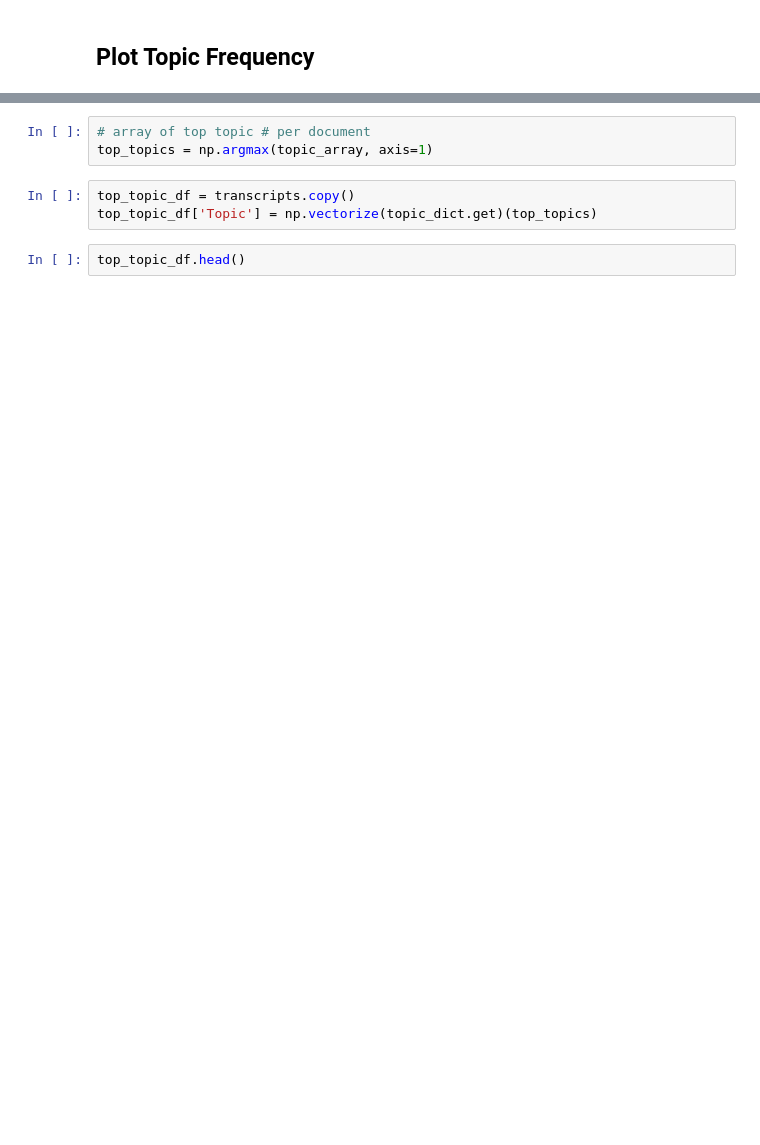
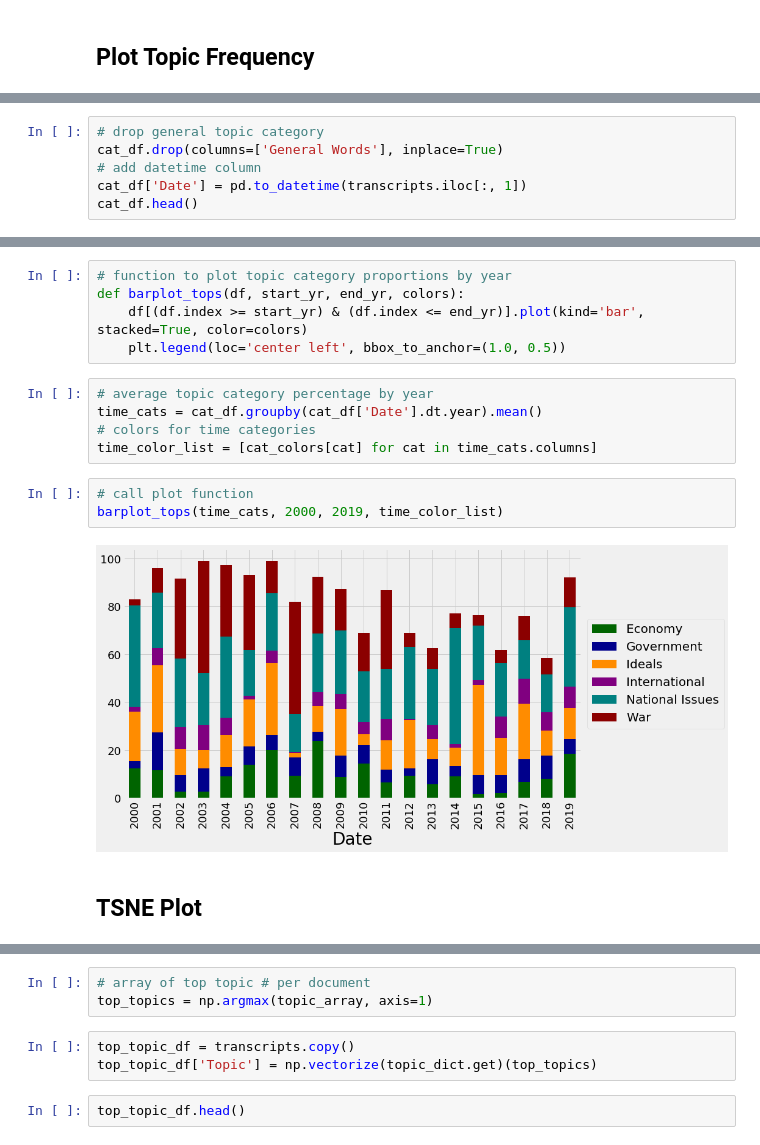
Before and after one commit to kevscon/Project-4, a Jupyter notebook: topic_modeling.ipynb, the cells around one changed output, grey strips where cells are left out. Drawn from its saved outputs; the diff is of its cells as text; blank space fills up the shorter version.

```diff
--- a/topic_modeling.ipynb
+++ b/topic_modeling.ipynb
@@ -208,0 +262,6 @@ num_tops = topic_df.shape[1]
+# %%
+# drop general topic category
+cat_df.drop(columns=['General Words'], inplace=True)
+# add datetime column
+cat_df['Date'] = pd.to_datetime(transcripts.iloc[:, 1])
+cat_df.head()
@@ -208,0 +275,17 @@ num_tops = topic_df.shape[1]
+# %%
+# function to plot topic category proportions by year
+def barplot_tops(df, start_yr, end_yr, colors):
+    df[(df.index >= start_yr) & (df.index <= end_yr)].plot(kind='bar', stacked=True, color=colors)
+    plt.legend(loc='center left', bbox_to_anchor=(1.0, 0.5))
+# %%
+# average topic category percentage by year
+time_cats = cat_df.groupby(cat_df['Date'].dt.year).mean()
+# colors for time categories
+time_color_list = [cat_colors[cat] for cat in time_cats.columns]
+# %%
+# call plot function
+barplot_tops(time_cats, 2000, 2019, time_color_list)
+# %% [output]
+[figure, added]
+# %% [markdown]
+## TSNE Plot
```
Also changed, not shown: parts of 55 cells of this notebook, 1 other file.
